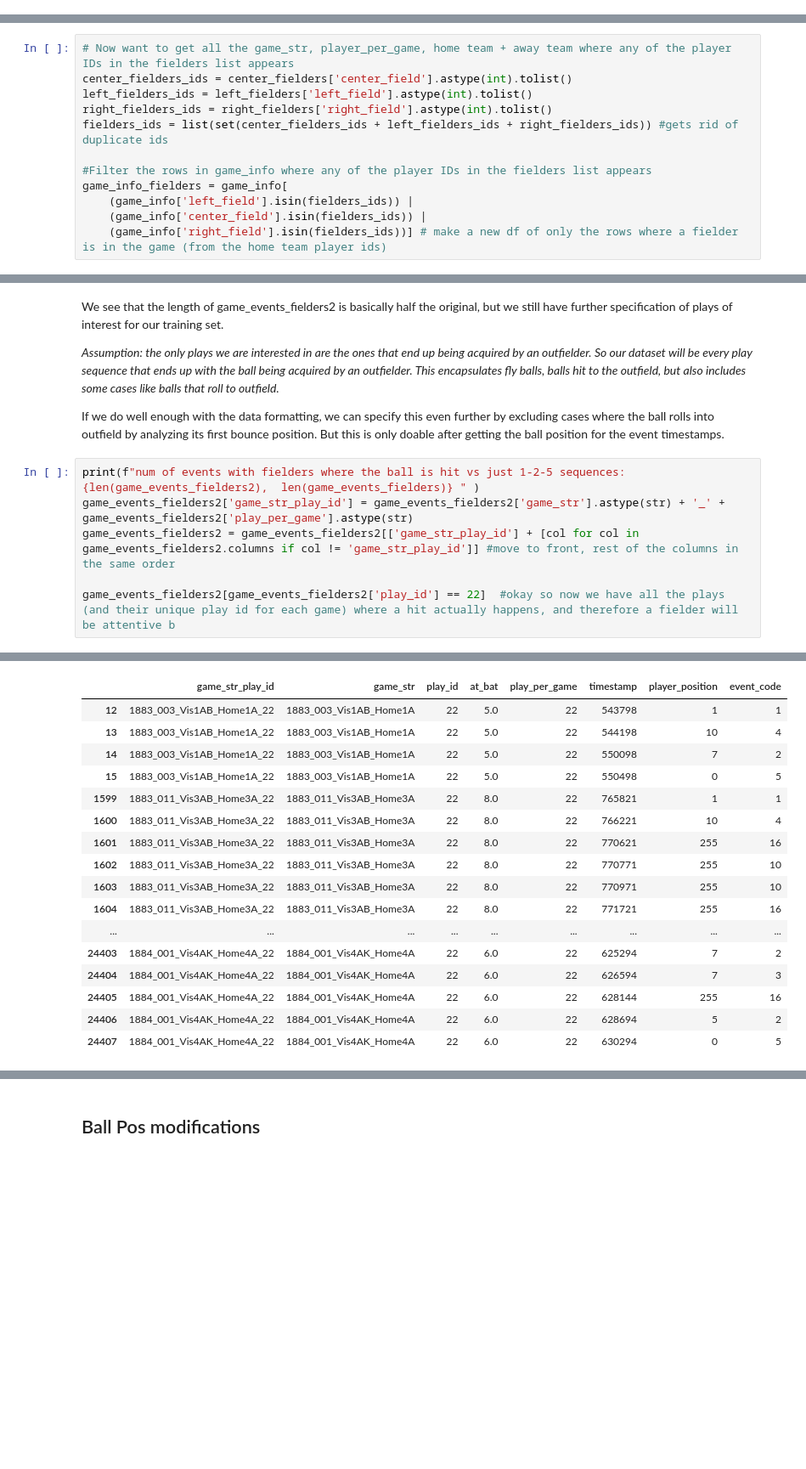
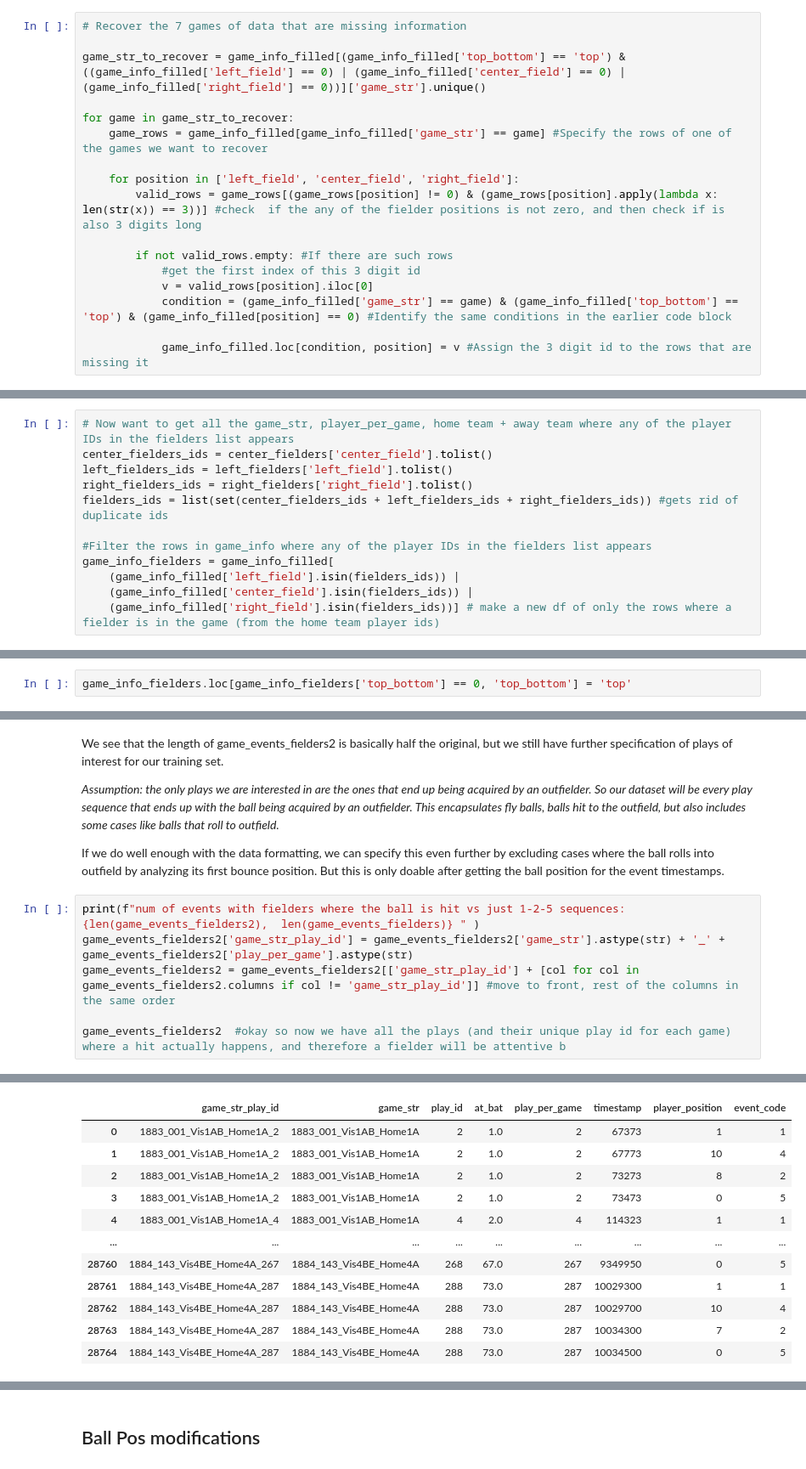
Before and after one commit to victorhauvi/SMT2024, a Jupyter notebook: 2024_SMT_Data_Challenge/SMT.ipynb, the cells around one changed output, grey strips where cells are left out. Shown at 85% size. Drawn from its saved outputs; the diff is of its cells as text; blank space fills up the shorter version.

```diff
--- a/2024_SMT_Data_Challenge/SMT.ipynb
+++ b/2024_SMT_Data_Challenge/SMT.ipynb
@@ -527,0 +576,17 @@ game_info
+# %%
+# Recover the 7 games of data that are missing information
+
+game_str_to_recover = game_info_filled[(game_info_filled['top_bottom'] == 'top') & ((game_info_filled['left_field'] == 0) | (game_info_filled['center_field'] == 0) | (game_info_filled['right_field'] == 0))]['game_str'].unique()
+
+for game in game_str_to_recover:
+    game_rows = game_info_filled[game_info_filled['game_str'] == game] #Specify the rows of one of the games we want to recover
+
+    for position in ['left_field', 'center_field', 'right_field']:
+        valid_rows = game_rows[(game_rows[position] != 0) & (game_rows[position].apply(lambda x: len(str(x)) == 3))] #check  if the any of the fielder positions is not zero, and then check if is also 3 digits long
+
+        if not valid_rows.empty: #If there are such rows
+            #get the first index of this 3 digit id
+            v = valid_rows[position].iloc[0]
+            condition = (game_info_filled['game_str'] == game) & (game_info_filled['top_bottom'] == 'top') & (game_info_filled[position] == 0) #Identify the same conditions in the earlier code block
+
+            game_info_filled.loc[condition, position] = v #Assign the 3 digit id to the rows that are missing it
@@ -529,13 +600,13 @@ game_info
 From Jason's CSVs, convert the dataframes of fielders to lists. Then use the set operation to get rid of duplicate IDs (because one thing we noticed was that players would switch between the sides of the outfield they play and thus be repeated as both a right fielder and center fielder for example). Afterwards, we are only interested in the rows where a player we are interested in (the outfielders) are listed on the roster. So we filter the original game_info dataframe to only have the rows where a fielder is identified to be in the left_field, center_field or right_field. We can use this information to figure out which games we are interested in.
 # %%
 # Now want to get all the game_str, player_per_game, home team + away team where any of the player IDs in the fielders list appears
-center_fielders_ids = center_fielders['center_field'].astype(int).tolist()
-left_fielders_ids = left_fielders['left_field'].astype(int).tolist()
-right_fielders_ids = right_fielders['right_field'].astype(int).tolist()
+center_fielders_ids = center_fielders['center_field'].tolist()
+left_fielders_ids = left_fielders['left_field'].tolist()
+right_fielders_ids = right_fielders['right_field'].tolist()
 fielders_ids = list(set(center_fielders_ids + left_fielders_ids + right_fielders_ids)) #gets rid of duplicate ids
 
 #Filter the rows in game_info where any of the player IDs in the fielders list appears
-game_info_fielders = game_info[
-    (game_info['left_field'].isin(fielders_ids)) |
-    (game_info['center_field'].isin(fielders_ids)) |
-    (game_info['right_field'].isin(fielders_ids))] # make a new df of only the rows where a fielder is in the game (from the home team player ids)
+game_info_fielders = game_info_filled[
+    (game_info_filled['left_field'].isin(fielders_ids)) |
+    (game_info_filled['center_field'].isin(fielders_ids)) |
+    (game_info_filled['right_field'].isin(fielders_ids))] # make a new df of only the rows where a fielder is in the game (from the home team player ids)
@@ -542,3 +653,5 @@ game_info_fielders = game_info[
+# %%
+game_info_fielders.loc[game_info_fielders['top_bottom'] == 0, 'top_bottom'] = 'top'
 # %% [markdown]
 ## Game Events modifications
 # %% [markdown]
@@ -650,5 +752,5 @@ print(f"num of events with fielders where the ball is hit vs just 1-2-5 sequence
 game_events_fielders2['game_str_play_id'] = game_events_fielders2['game_str'].astype(str) + '_' + game_events_fielders2['play_per_game'].astype(str)
 game_events_fielders2 = game_events_fielders2[['game_str_play_id'] + [col for col in game_events_fielders2.columns if col != 'game_str_play_id']] #move to front, rest of the columns in the same order
 
-game_events_fielders2[game_events_fielders2['play_id'] == 22]  #okay so now we have all the plays (and their unique play id for each game) where a hit actually happens, and therefore a fielder will be attentive b
+game_events_fielders2  #okay so now we have all the plays (and their unique play id for each game) where a hit actually happens, and therefore a fielder will be attentive b
 # %% [output]
@@ -656,17 +758,12 @@ num of events with fielders where the ball is hit vs just 1-2-5 sequences: (2480
 |  | game_str_play_id | game_str | play_id | at_bat | play_per_game | timestamp | player_position | event_code |
-| 12 | 1883_003_Vis1AB_Home1A_22 | 1883_003_Vis1AB_Home1A | 22 | 5.0 | 22 | 543798 | 1 | 1 |
-| 13 | 1883_003_Vis1AB_Home1A_22 | 1883_003_Vis1AB_Home1A | 22 | 5.0 | 22 | 544198 | 10 | 4 |
-| 14 | 1883_003_Vis1AB_Home1A_22 | 1883_003_Vis1AB_Home1A | 22 | 5.0 | 22 | 550098 | 7 | 2 |
-| 15 | 1883_003_Vis1AB_Home1A_22 | 1883_003_Vis1AB_Home1A | 22 | 5.0 | 22 | 550498 | 0 | 5 |
-| 1599 | 1883_011_Vis3AB_Home3A_22 | 1883_011_Vis3AB_Home3A | 22 | 8.0 | 22 | 765821 | 1 | 1 |
-| 1600 | 1883_011_Vis3AB_Home3A_22 | 1883_011_Vis3AB_Home3A | 22 | 8.0 | 22 | 766221 | 10 | 4 |
-| 1601 | 1883_011_Vis3AB_Home3A_22 | 1883_011_Vis3AB_Home3A | 22 | 8.0 | 22 | 770621 | 255 | 16 |
-| 1602 | 1883_011_Vis3AB_Home3A_22 | 1883_011_Vis3AB_Home3A | 22 | 8.0 | 22 | 770771 | 255 | 10 |
-| 1603 | 1883_011_Vis3AB_Home3A_22 | 1883_011_Vis3AB_Home3A | 22 | 8.0 | 22 | 770971 | 255 | 10 |
-| 1604 | 1883_011_Vis3AB_Home3A_22 | 1883_011_Vis3AB_Home3A | 22 | 8.0 | 22 | 771721 | 255 | 16 |
+| 0 | 1883_001_Vis1AB_Home1A_2 | 1883_001_Vis1AB_Home1A | 2 | 1.0 | 2 | 67373 | 1 | 1 |
+| 1 | 1883_001_Vis1AB_Home1A_2 | 1883_001_Vis1AB_Home1A | 2 | 1.0 | 2 | 67773 | 10 | 4 |
+| 2 | 1883_001_Vis1AB_Home1A_2 | 1883_001_Vis1AB_Home1A | 2 | 1.0 | 2 | 73273 | 8 | 2 |
+| 3 | 1883_001_Vis1AB_Home1A_2 | 1883_001_Vis1AB_Home1A | 2 | 1.0 | 2 | 73473 | 0 | 5 |
+| 4 | 1883_001_Vis1AB_Home1A_4 | 1883_001_Vis1AB_Home1A | 4 | 2.0 | 4 | 114323 | 1 | 1 |
 | ... | ... | ... | ... | ... | ... | ... | ... | ... |
-| 24403 | 1884_001_Vis4AK_Home4A_22 | 1884_001_Vis4AK_Home4A | 22 | 6.0 | 22 | 625294 | 7 | 2 |
-| 24404 | 1884_001_Vis4AK_Home4A_22 | 1884_001_Vis4AK_Home4A | 22 | 6.0 | 22 | 626594 | 7 | 3 |
-| 24405 | 1884_001_Vis4AK_Home4A_22 | 1884_001_Vis4AK_Home4A | 22 | 6.0 | 22 | 628144 | 255 | 16 |
-| 24406 | 1884_001_Vis4AK_Home4A_22 | 1884_001_Vis4AK_Home4A | 22 | 6.0 | 22 | 628694 | 5 | 2 |
-| 24407 | 1884_001_Vis4AK_Home4A_22 | 1884_001_Vis4AK_Home4A | 22 | 6.0 | 22 | 630294 | 0 | 5 |
+| 28760 | 1884_143_Vis4BE_Home4A_267 | 1884_143_Vis4BE_Home4A | 268 | 67.0 | 267 | 9349950 | 0 | 5 |
+| 28761 | 1884_143_Vis4BE_Home4A_287 | 1884_143_Vis4BE_Home4A | 288 | 73.0 | 287 | 10029300 | 1 | 1 |
+| 28762 | 1884_143_Vis4BE_Home4A_287 | 1884_143_Vis4BE_Home4A | 288 | 73.0 | 287 | 10029700 | 10 | 4 |
+| 28763 | 1884_143_Vis4BE_Home4A_287 | 1884_143_Vis4BE_Home4A | 288 | 73.0 | 287 | 10034300 | 7 | 2 |
+| 28764 | 1884_143_Vis4BE_Home4A_287 | 1884_143_Vis4BE_Home4A | 288 | 73.0 | 287 | 10034500 | 0 | 5 |
```
Also changed, not shown: parts of 41 cells of this notebook, 28 other files.
